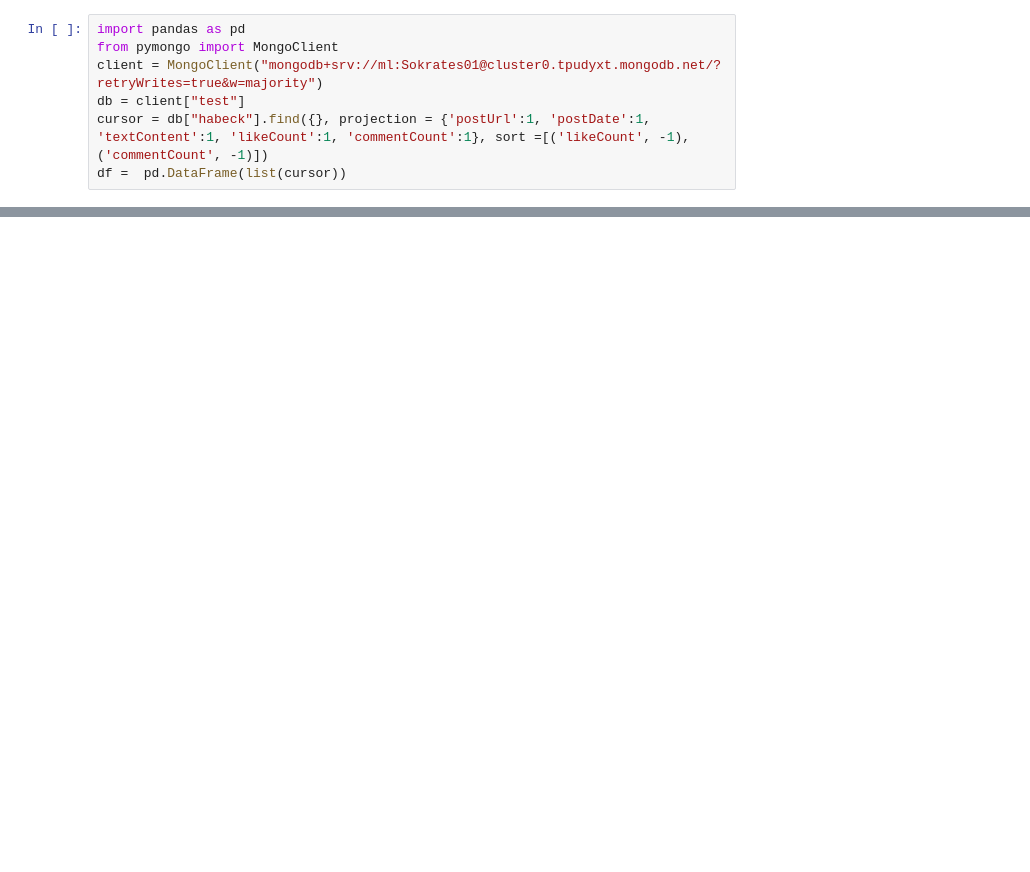
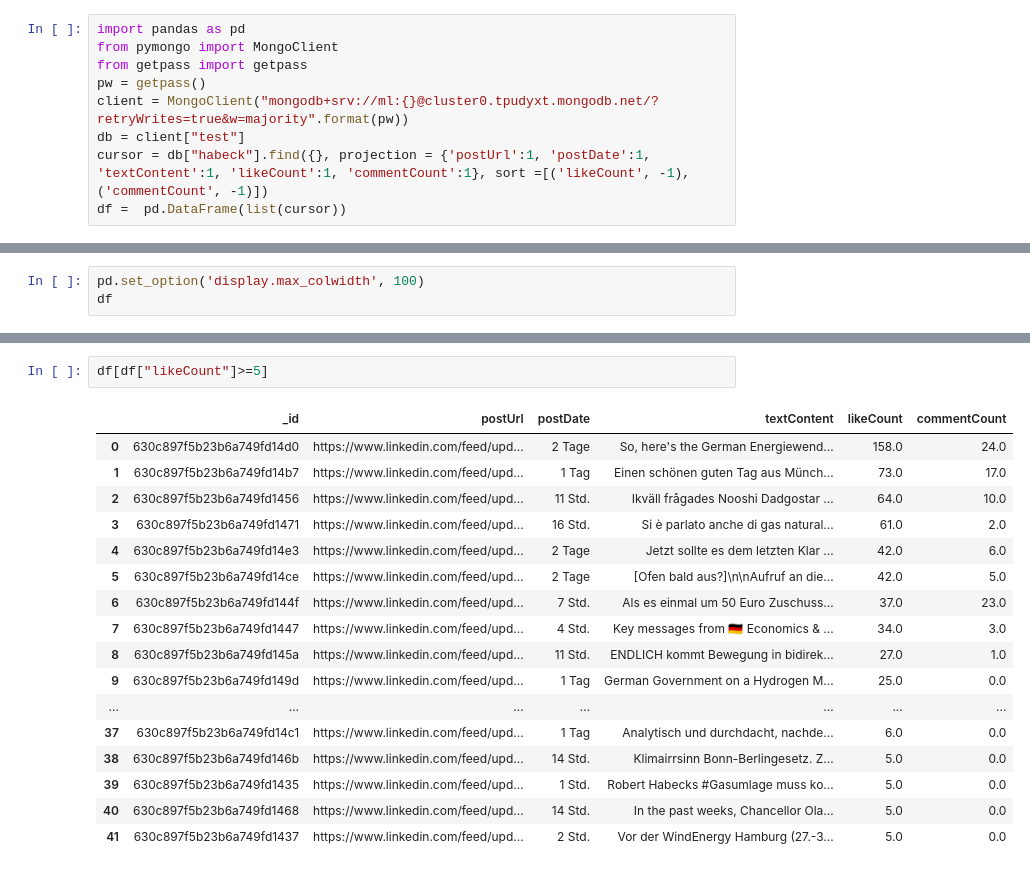
Before and after one commit to belaso/ml, a Jupyter notebook: Habeck.ipynb, the cells around one changed output, grey strips where cells are left out. Cells and saved outputs as stored; diff of their text form; blank space fills up the shorter version.

```diff
--- a/Habeck.ipynb
+++ b/Habeck.ipynb
@@ -9,7 +12,9 @@ Requirement already satisfied: dnspython<3.0.0,>=1.16.0 in /usr/local/lib/python
 # %%
 import pandas as pd
 from pymongo import MongoClient
-client = MongoClient("mongodb+srv://ml:Sokrates01@cluster0.tpudyxt.mongodb.net/?retryWrites=true&w=majority")
+from getpass import getpass
+pw = getpass()
+client = MongoClient("mongodb+srv://ml:{}@cluster0.tpudyxt.mongodb.net/?retryWrites=true&w=majority".format(pw))
 db = client["test"]
 cursor = db["habeck"].find({}, projection = {'postUrl':1, 'postDate':1, 'textContent':1, 'likeCount':1, 'commentCount':1}, sort =[('likeCount', -1), ('commentCount', -1)])
 df =  pd.DataFrame(list(cursor))
@@ -31,0 +23,3 @@ df
+# %%
+pd.set_option('display.max_colwidth', 100)
+df
@@ -31,0 +40,20 @@ df
+# %%
+df[df["likeCount"]>=5]
+# %% [output]
+|  | _id | postUrl | postDate | textContent | likeCount | commentCount |
+| 0 | 630c897f5b23b6a749fd14d0 | https://www.linkedin.com/feed/upd... | 2 Tage | So, here's the German Energiewend... | 158.0 | 24.0 |
+| 1 | 630c897f5b23b6a749fd14b7 | https://www.linkedin.com/feed/upd... | 1 Tag | Einen schönen guten Tag aus Münch... | 73.0 | 17.0 |
+| 2 | 630c897f5b23b6a749fd1456 | https://www.linkedin.com/feed/upd... | 11 Std. | Ikväll frågades Nooshi Dadgostar ... | 64.0 | 10.0 |
+| 3 | 630c897f5b23b6a749fd1471 | https://www.linkedin.com/feed/upd... | 16 Std. | Si è parlato anche di gas natural... | 61.0 | 2.0 |
+| 4 | 630c897f5b23b6a749fd14e3 | https://www.linkedin.com/feed/upd... | 2 Tage | Jetzt sollte es dem letzten Klar ... | 42.0 | 6.0 |
+| 5 | 630c897f5b23b6a749fd14ce | https://www.linkedin.com/feed/upd... | 2 Tage | [Ofen bald aus?]\n\nAufruf an die... | 42.0 | 5.0 |
+| 6 | 630c897f5b23b6a749fd144f | https://www.linkedin.com/feed/upd... | 7 Std. | Als es einmal um 50 Euro Zuschuss... | 37.0 | 23.0 |
+| 7 | 630c897f5b23b6a749fd1447 | https://www.linkedin.com/feed/upd... | 4 Std. | Key messages from 🇩🇪 Economics & ... | 34.0 | 3.0 |
+| 8 | 630c897f5b23b6a749fd145a | https://www.linkedin.com/feed/upd... | 11 Std. | ENDLICH kommt Bewegung in bidirek... | 27.0 | 1.0 |
+| 9 | 630c897f5b23b6a749fd149d | https://www.linkedin.com/feed/upd... | 1 Tag | German Government on a Hydrogen M... | 25.0 | 0.0 |
+| ... | ... | ... | ... | ... | ... | ... |
+| 37 | 630c897f5b23b6a749fd14c1 | https://www.linkedin.com/feed/upd... | 1 Tag | Analytisch und durchdacht, nachde... | 6.0 | 0.0 |
+| 38 | 630c897f5b23b6a749fd146b | https://www.linkedin.com/feed/upd... | 14 Std. | Klimairrsinn Bonn-Berlingesetz. Z... | 5.0 | 0.0 |
+| 39 | 630c897f5b23b6a749fd1435 | https://www.linkedin.com/feed/upd... | 1 Std. | Robert Habecks #Gasumlage muss ko... | 5.0 | 0.0 |
+| 40 | 630c897f5b23b6a749fd1468 | https://www.linkedin.com/feed/upd... | 14 Std. | In the past weeks, Chancellor Ola... | 5.0 | 0.0 |
+| 41 | 630c897f5b23b6a749fd1437 | https://www.linkedin.com/feed/upd... | 2 Std. | Vor der WindEnergy Hamburg (27.-3... | 5.0 | 0.0 |
```
Also changed, not shown: parts of 4 cells of this notebook.
